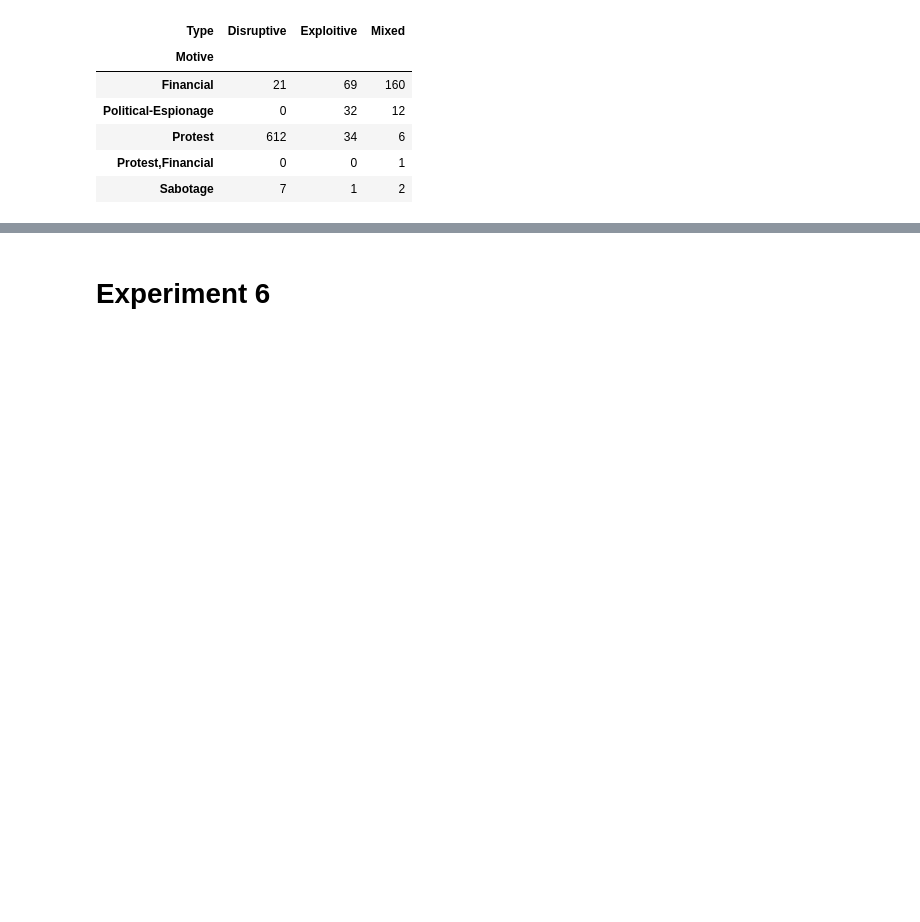
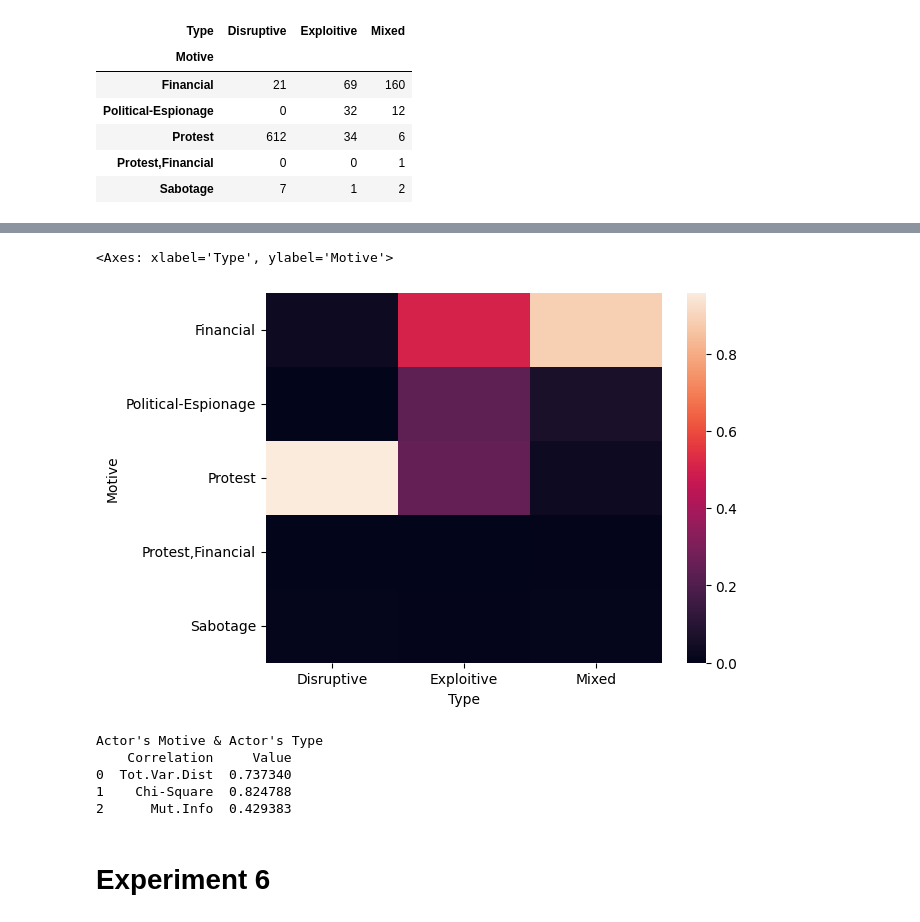
Before and after one commit to Sof0-0/CMPS3160_Project_CyberAttacks, a Jupyter notebook: DSProject.ipynb, the cells around one changed output, grey strips where cells are left out. Drawn from its saved outputs; the diff is of its cells as text; code cells hidden in the pictures; blank space fills up the shorter version.

```diff
--- a/DSProject.ipynb
+++ b/DSProject.ipynb
@@ -1230,8 +1374,9 @@ counts_att3
 # %% [markdown]
 # Experiment 5
 # %%
-# Create the counts table for the victim's Location and actor's Location
+# Create the counts table for the actor's motive and actor's type
 counts_att4 = pd.crosstab(filtered_att["Motive"], filtered_att["Type"])
+counts_norm5 = pd.crosstab(filtered_att["Motive"], filtered_att["Type"], normalize=True)
 counts_att4
 # %% [output]
 | Type | Disruptive | Exploitive | Mixed |
@@ -1241,3 +1386,7 @@ counts_att4
 | Protest | 612 | 34 | 6 |
 | Protest,Financial | 0 | 0 | 1 |
 | Sabotage | 7 | 1 | 2 |
+# %%
+# Find the marginal probabilities for the actor's type
+actor_type2 = counts_norm5.sum(axis=0)
+actor_type2
@@ -1243,0 +1399,4 @@ counts_att4
+# %%
+# Given the actor's type, the distribution of the victim's motive
+motive_given_type = counts_norm5.divide(actor_type2, axis=1)
+motive_given_type
@@ -1243,0 +1411,5 @@ counts_att4
+# %%
+sns.heatmap(motive_given_type) # Actor's Motive v Actor's Type
+# %% [output]
+<Axes: xlabel='Type', ylabel='Motive'>
+[figure, added]
@@ -1244,3 +1422,25 @@ counts_att4
+# %%
+# Total Variation Distance:
+tot_var_dist5 = (counts_norm5 - expected5).abs().sum().sum()
+
+# Chi-Square Distance:
+chi_sq_5 = (((counts_norm5 - expected5) ** 2) / expected5).sum().sum()
+
+# Mutual Information;
+mut_info5 = (counts_norm5 * np.log(counts_norm5 / expected5)).sum().sum() # mutual information
+
+# The correlation table:
+results5_corr = pd.DataFrame()
+results5_corr.insert(loc=0, column="Correlation", value=["Tot.Var.Dist", "Chi-Square", "Mut.Info"])
+results5_corr.insert(loc=1, column="Value", value=[tot_var_dist5, chi_sq_5, mut_info5])
+print("Actor's Motive & Actor's Type")
+print(results5_corr)
+# %% [output]
+Actor's Motive & Actor's Type
+    Correlation     Value
+0  Tot.Var.Dist  0.737340
+1    Chi-Square  0.824788
+2      Mut.Info  0.429383
 # %% [markdown]
 # Experiment 6
 # %%
```
Also changed, not shown: parts of 23 cells of this notebook.
